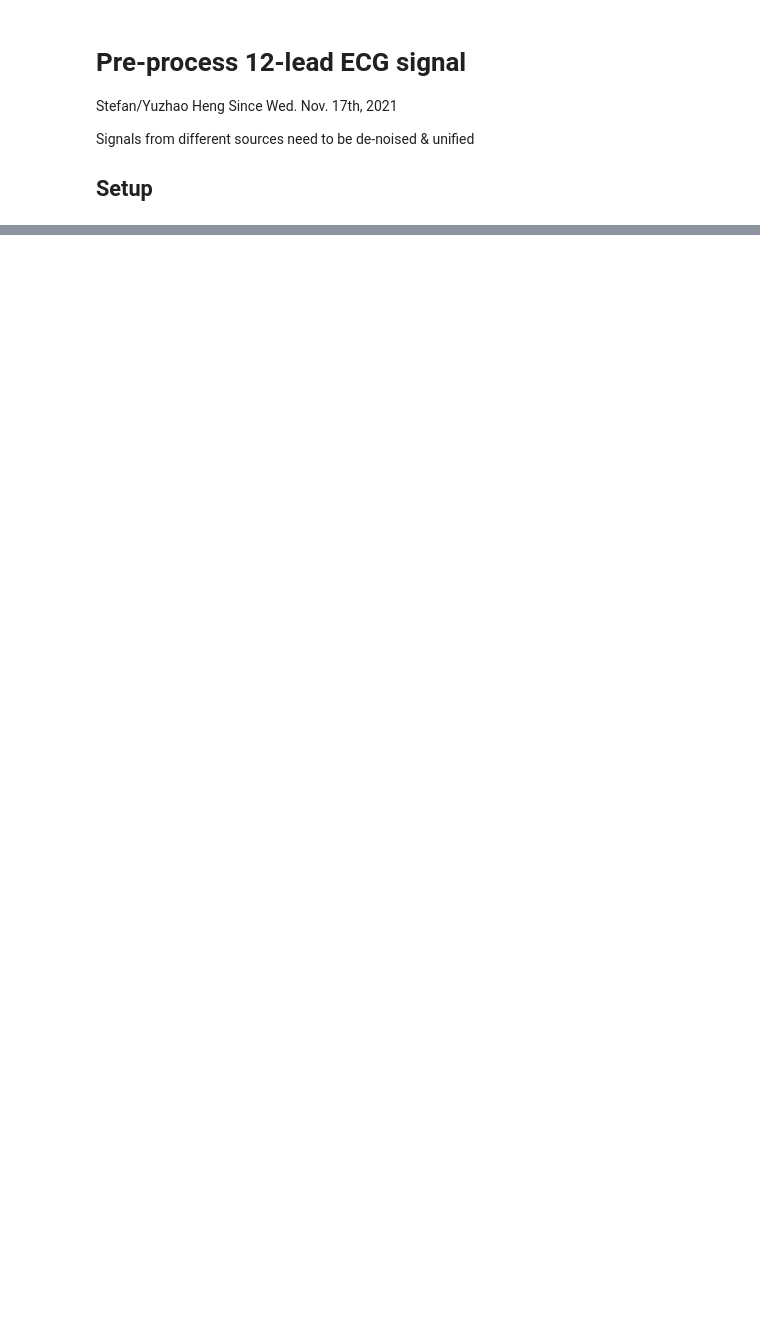
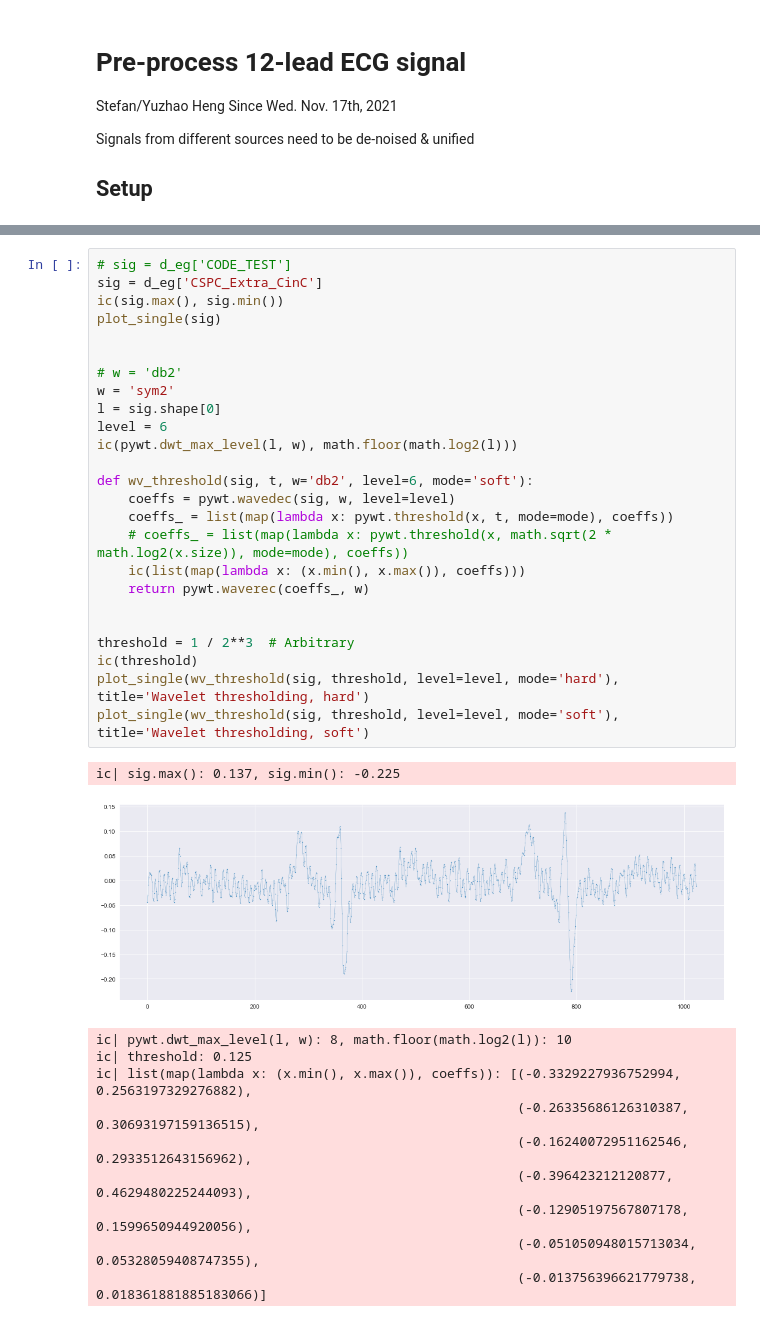
Before and after one commit to StefanHeng/ECG-Representation-Learning, a Jupyter notebook: Data_Processing/explore_preprocessing.ipynb, the cells around one changed output, grey strips where cells are left out. Cells and saved outputs as stored; diff of their text form; blank space fills up the shorter version.

```diff
--- a/Data_Processing/explore_preprocessing.ipynb
+++ b/Data_Processing/explore_preprocessing.ipynb
@@ -32,0 +79,37 @@ ic| sig: array([-1.93679092, -1.94003241, -1.93841167, ..., -0.57050243,
+# %%
+# sig = d_eg['CODE_TEST']
+sig = d_eg['CSPC_Extra_CinC']
+ic(sig.max(), sig.min())
+plot_single(sig)
+
+
+# w = 'db2'
+w = 'sym2'
+l = sig.shape[0]
+level = 6
+ic(pywt.dwt_max_level(l, w), math.floor(math.log2(l)))
+
+def wv_threshold(sig, t, w='db2', level=6, mode='soft'):
+    coeffs = pywt.wavedec(sig, w, level=level)
+    coeffs_ = list(map(lambda x: pywt.threshold(x, t, mode=mode), coeffs))
+    # coeffs_ = list(map(lambda x: pywt.threshold(x, math.sqrt(2 * math.log2(x.size)), mode=mode), coeffs))
+    ic(list(map(lambda x: (x.min(), x.max()), coeffs)))
+    return pywt.waverec(coeffs_, w)
+
+
+threshold = 1 / 2**3  # Arbitrary
+ic(threshold)
+plot_single(wv_threshold(sig, threshold, level=level, mode='hard'), title='Wavelet thresholding, hard')
+plot_single(wv_threshold(sig, threshold, level=level, mode='soft'), title='Wavelet thresholding, soft')
+# %% [output]
+ic| sig.max(): 0.137, sig.min(): -0.225
+[figure, added]
+ic| pywt.dwt_max_level(l, w): 8, math.floor(math.log2(l)): 10
+ic| threshold: 0.125
+ic| list(map(lambda x: (x.min(), x.max()), coeffs)): [(-0.3329227936752994, 0.2563197329276882),
+                                                      (-0.26335686126310387, 0.30693197159136515),
+                                                      (-0.16240072951162546, 0.2933512643156962),
+                                                      (-0.396423212120877, 0.4629480225244093),
+                                                      (-0.12905197567807178, 0.1599650944920056),
+                                                      (-0.051050948015713034, 0.05328059408747355),
+                                                      (-0.013756396621779738, 0.018361881885183066)]
```
Also changed, not shown: parts of 9 cells of this notebook, 8 other files.
